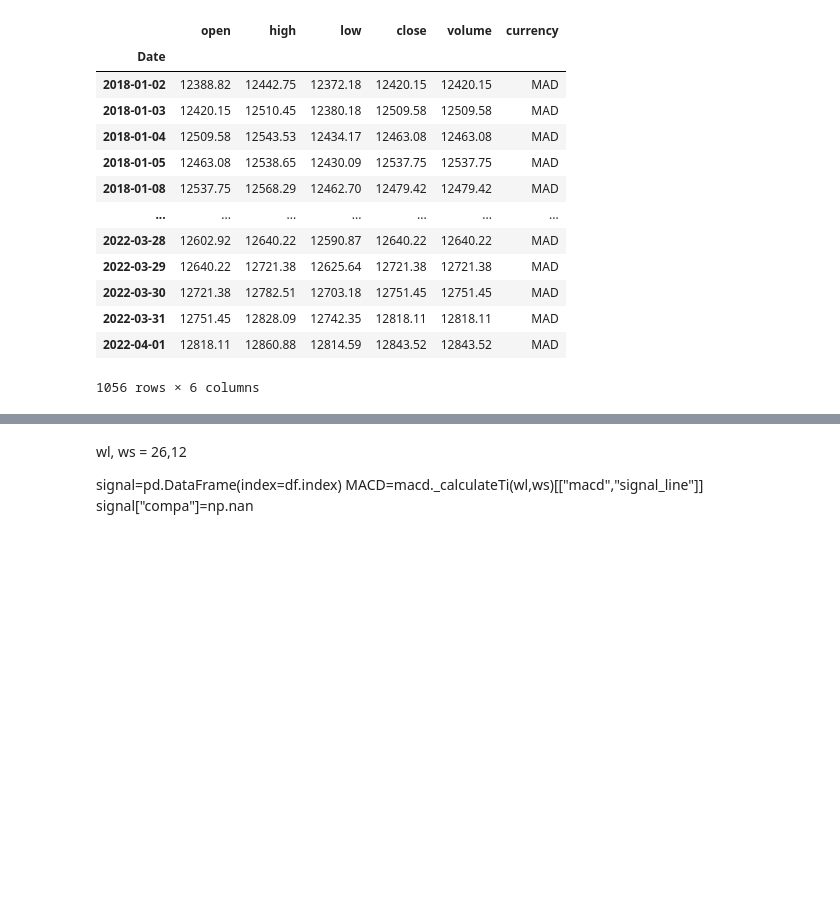
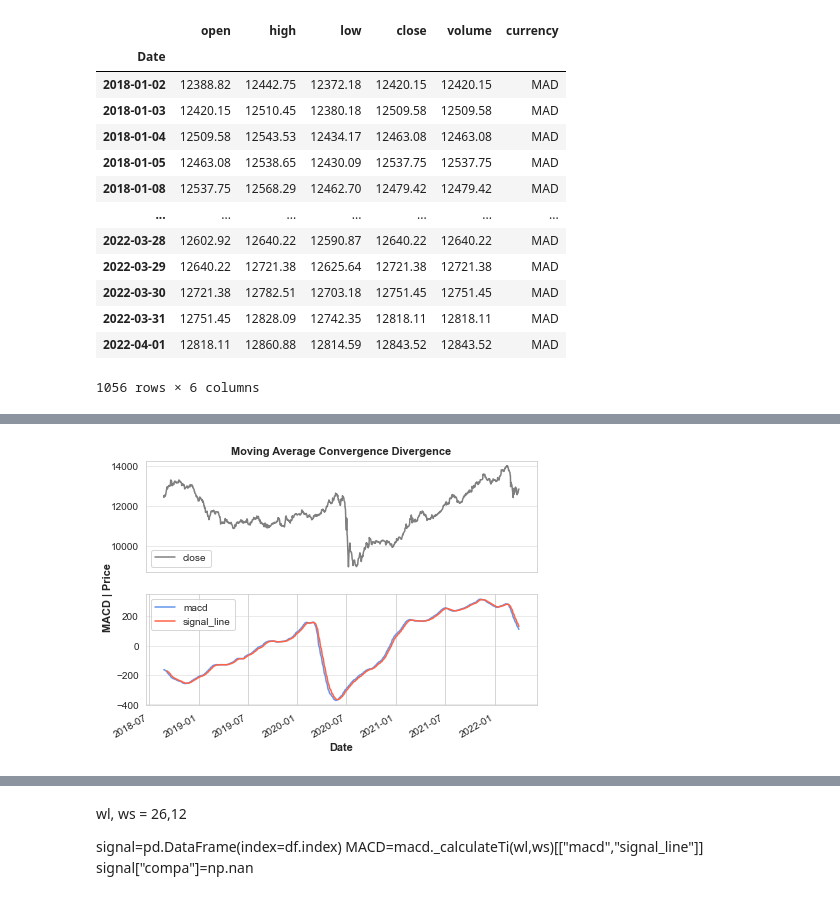
Before and after one commit to HibaBoulhanna/trading-technical-indicators, a Jupyter notebook: tti/indicators/GA_For_MACD-Copy1.ipynb, the cells around one changed output, grey strips where cells are left out. Drawn from its saved outputs; the diff is of its cells as text; code cells hidden in the pictures; blank space fills up the shorter version.

```diff
--- a/tti/indicators/GA_For_MACD-Copy1.ipynb
+++ b/tti/indicators/GA_For_MACD-Copy1.ipynb
@@ -203,0 +208,3 @@ macd._calculateTi(wl,ws)[["macd","signal_line"]]
+# %%
+macd.getTiGraph()
+# %% [output]
@@ -203,0 +212 @@ macd._calculateTi(wl,ws)[["macd","signal_line"]]
+[figure, added]
```
Also changed, not shown: parts of 16 cells of this notebook, 6 other files.
